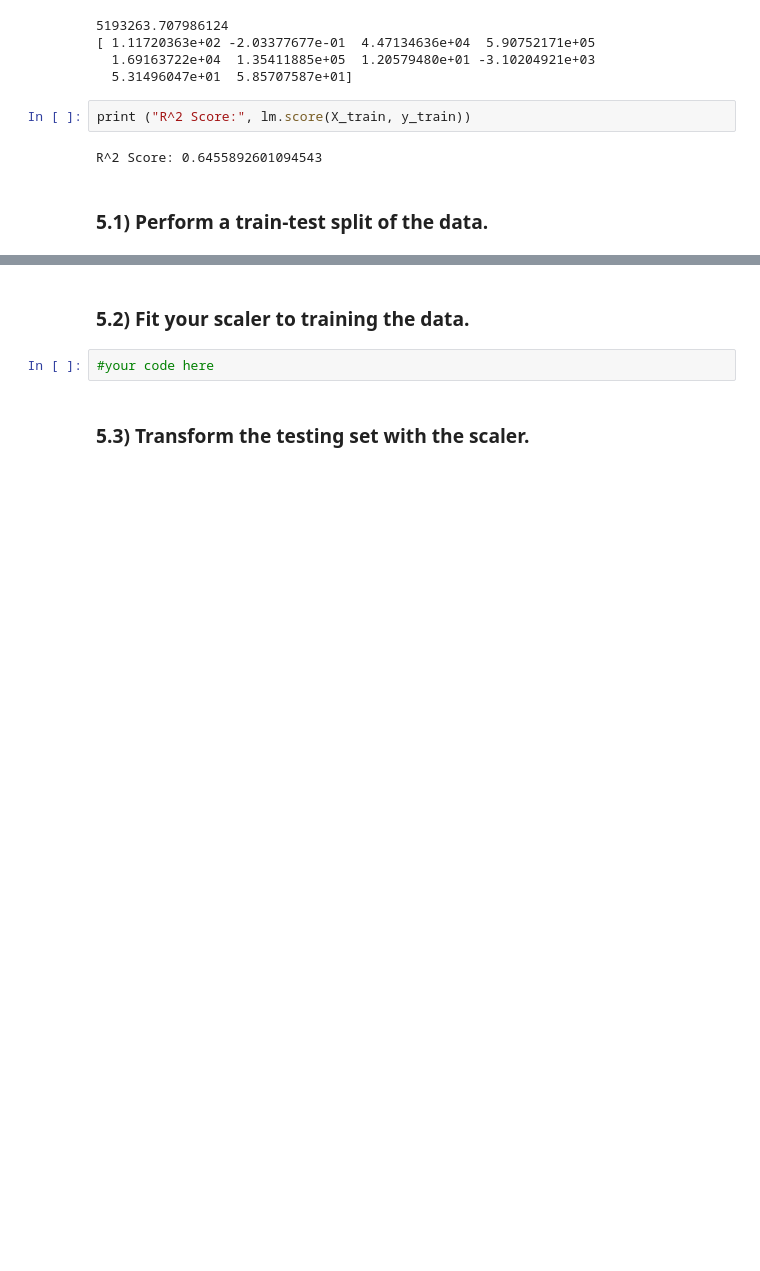
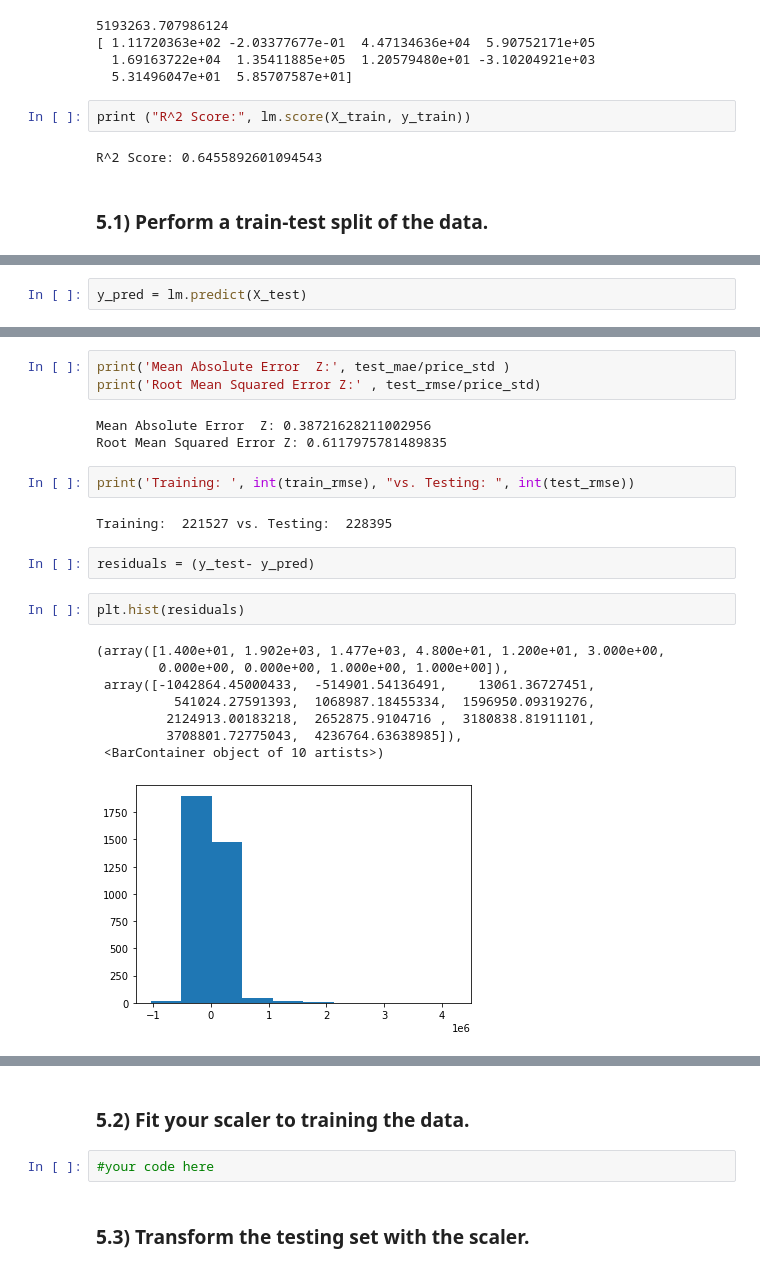
Before and after one commit to raizelistaken/Housing_Prices_KC, a Jupyter notebook: Bakeoff_modeling_process_Copy1.ipynb, the cells around one changed output, grey strips where cells are left out. Drawn from its saved outputs; the diff is of its cells as text; blank space fills up the shorter version.

```diff
--- a/Bakeoff_modeling_process_Copy1.ipynb
+++ b/Bakeoff_modeling_process_Copy1.ipynb
@@ -513,0 +538,2 @@ R^2 Score: 0.6455892601094543
+# %%
+y_pred = lm.predict(X_test)
@@ -513,0 +556,23 @@ R^2 Score: 0.6455892601094543
+# %%
+print('Mean Absolute Error  Z:', test_mae/price_std )
+print('Root Mean Squared Error Z:' , test_rmse/price_std)
+# %% [output]
+Mean Absolute Error  Z: 0.38721628211002956
+Root Mean Squared Error Z: 0.6117975781489835
+# %%
+print('Training: ', int(train_rmse), "vs. Testing: ", int(test_rmse))
+# %% [output]
+Training:  221527 vs. Testing:  228395
+# %%
+residuals = (y_test- y_pred)
+# %%
+plt.hist(residuals)
+# %% [output]
+(array([1.400e+01, 1.902e+03, 1.477e+03, 4.800e+01, 1.200e+01, 3.000e+00,
+        0.000e+00, 0.000e+00, 1.000e+00, 1.000e+00]),
+ array([-1042864.45000433,  -514901.54136491,    13061.36727451,
+          541024.27591393,  1068987.18455334,  1596950.09319276,
+         2124913.00183218,  2652875.9104716 ,  3180838.81911101,
+         3708801.72775043,  4236764.63638985]),
+ <BarContainer object of 10 artists>)
+[figure, added]
```
Also changed, not shown: parts of 24 cells of this notebook.
